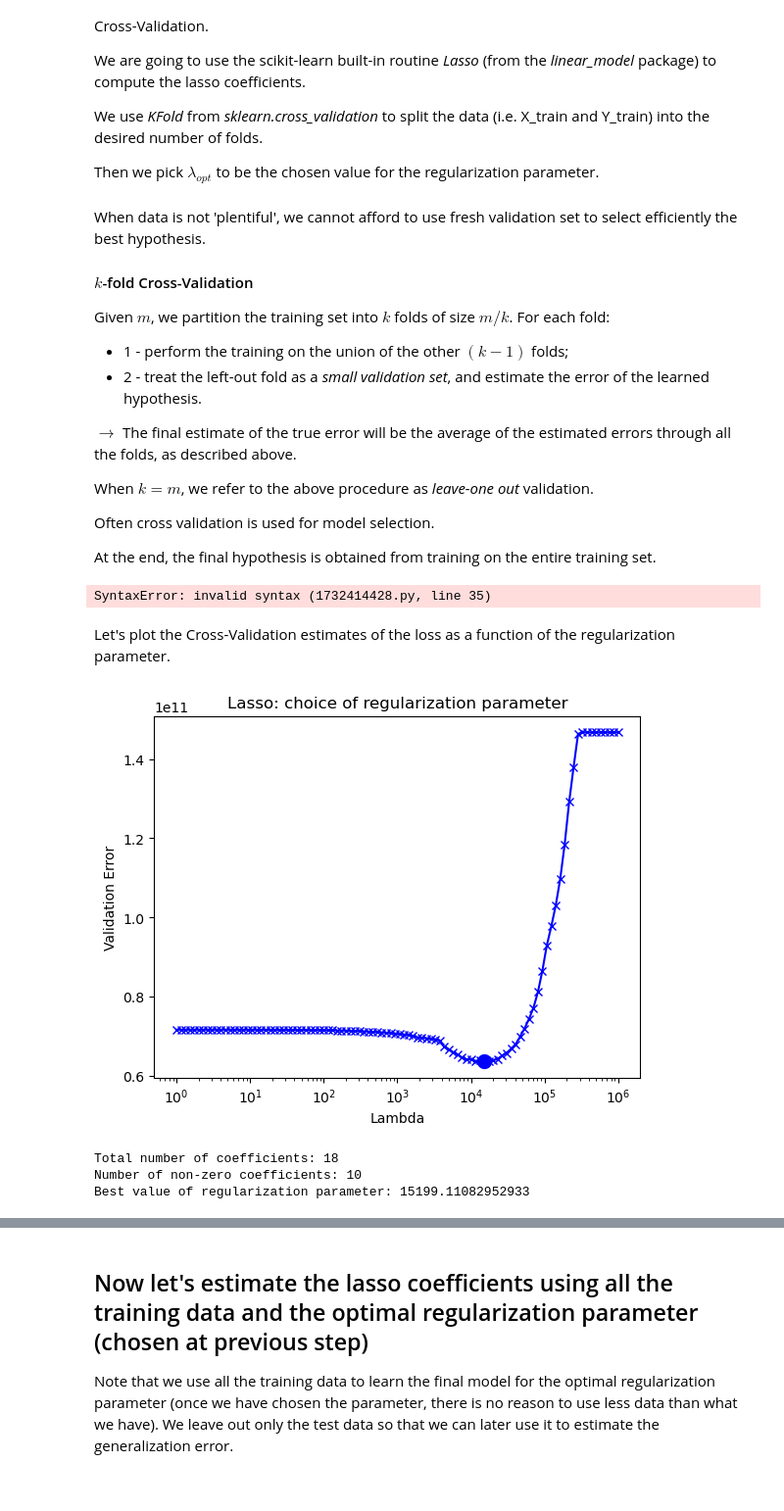
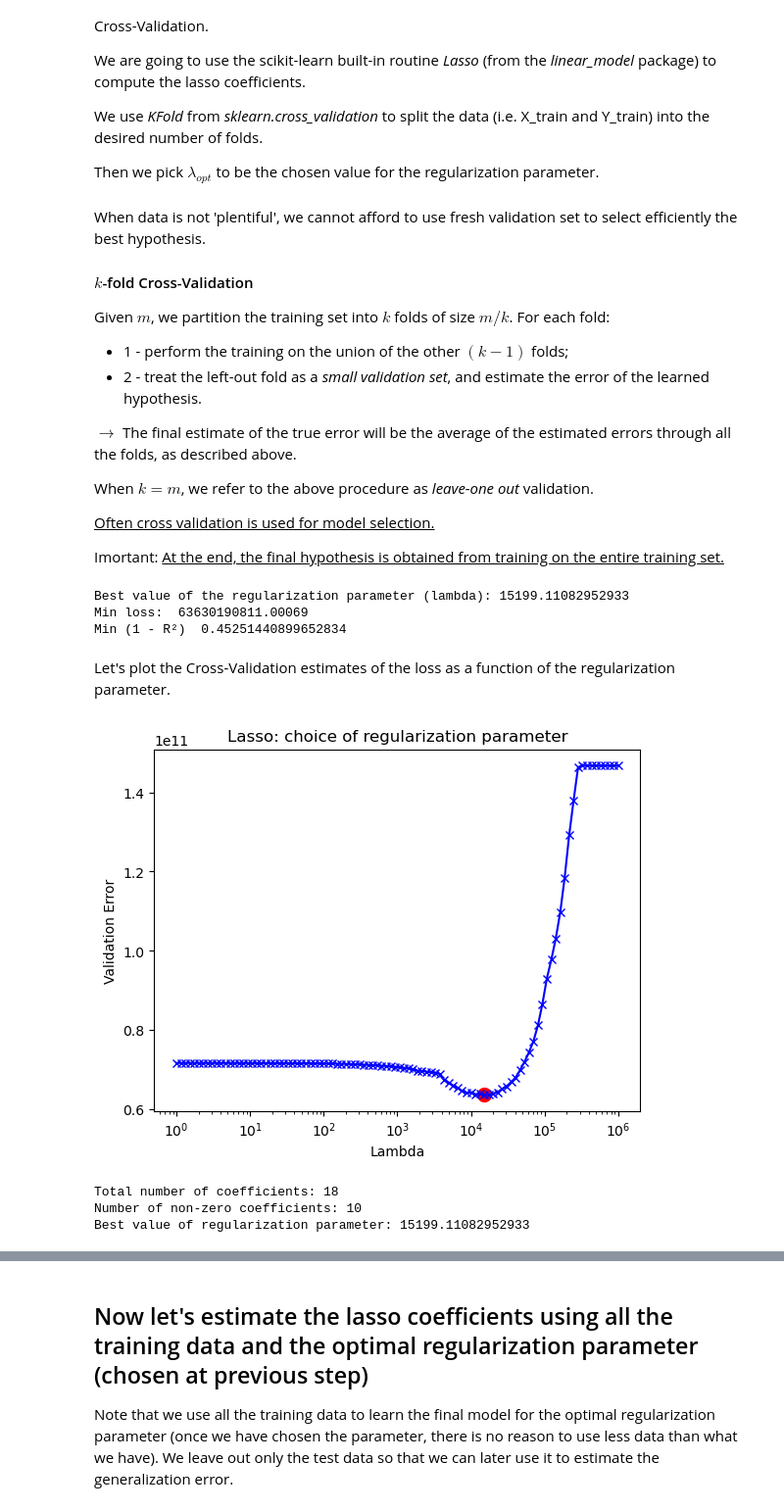
Before and after one commit to luca037/MachineLearningLabs, a Jupyter notebook: lab2/Lab2_regularization_STUDENTS.ipynb, the cells around one changed output, grey strips where cells are left out. Shown at 98% size. Saved outputs shown, nothing was run; the diff lists cells and outputs as text; code cells hidden in the pictures.

```diff
--- a/lab2/Lab2_regularization_STUDENTS.ipynb
+++ b/lab2/Lab2_regularization_STUDENTS.ipynb
@@ -186,11 +211,13 @@ from sklearn.linear_model import lasso_path
 # select a grid of possible regularization parameters
 # (be careful how this is chosen, you may have to refine the choice after having seen the results)
 
-lasso_lams = np.logspace(0, 4, num = 100)
+lasso_lams = np.logspace(0, 6, num = 100) # Possible values for the lambda parameter in the LASSO paradigm.
 
 # Use the function lasso_path to compute the "lasso path", passing in input the lambda values
 # you have specified in lasso_lams
-lasso_lams, lasso_coefs, _ = lasso_path(X_train_scaled, Y_train, alphas = lasso_lams)
+lasso_lams, lasso_coefs, _ = lasso_path(X_train_scaled, Y_train, alphas = lasso_lams) # The lambda parameter is actually called alpha in sklearn.
+# lasso_lams := array where are stored all the lambda used
+# lasso_coefs := the values of the weights of the model. The i-th entry of this array is associated to the value of lambda in the i-th position of lasso_lams.
 # %% [markdown]
 We evaluate the sparsity (i.e., number of non-zero coefficients) in the estimated coefficients as a function of the regularization parameter $\lambda$: to this purpose, we compute the number of non-zero entries in the estimated coefficient vector.
 # %%
@@ -236,9 +262,9 @@ $\longrightarrow$ The final estimate of the true error will be the average of th
 
 When $k = m$, we refer to the above procedure as *leave-one out* validation.
 
-Often cross validation is used for model selection.
+<u>Often cross validation is used for model selection.</u>
 
-At the end, the final hypothesis is obtained from training on the entire training set.
+Imortant: <u>At the end, the final hypothesis is obtained from training on the entire training set.</u>
 # %%
 from sklearn.model_selection import KFold
 
@@ -250,14 +276,15 @@ loss_lasso_kfold = np.zeros(len(lasso_lams),)
 err_lasso_kfold = np.zeros(len(lasso_lams),)
 
 
+# We use the k-Fold Cross Validatoin for the model selection:
+# we want to identify the best value for the lambda parameter.
 for i, lam in enumerate(lasso_lams):
-
     # -- 1) define a lasso model using Lasso() for the i-th value of lam_values
     lasso_kfold = linear_model.Lasso(alpha=lam, tol=0.05)
 
     for train_index, validation_index in kf.split(X_train_scaled):
         X_train_kfold, X_val_kfold = X_train_scaled[train_index], X_train_scaled[validation_index]
-        Y_train_kfold, Y_val_kfold =  Y_train_scaled[train_index], Y_train_scaled[validation_index]
+        Y_train_kfold, Y_val_kfold =  Y_train[train_index], Y_train[validation_index]
 
         # -- learn the model using the training data from the k-fold
         lasso_kfold.fit(X_train_kfold, Y_train_kfold)
@@ -266,7 +293,7 @@ for i, lam in enumerate(lasso_lams):
         Y_pred = lasso_kfold.predict(X_val_kfold)
 
         # -- incremental mean
-        loss_lasso_kfold[i] += np.linalg.norm(Y_val_kfold - Y_pred) ** 2 / len(Y_val_kfold)
+        loss_lasso_kfold[i] += np.linalg.norm(Y_val_kfold - Y_pred)** 2 / len(Y_val_kfold)
         err_lasso_kfold[i] += (1 - lasso_kfold.score(X_val_kfold, Y_val_kfold))
 
 # -- compute the mean => estimate of validation losses and errors for each lam
@@ -274,34 +301,36 @@ loss_lasso_kfold /= num_folds
 err_lasso_kfold /= num_folds
 
 # -- choose the regularization parameter that minimizes the loss
-lasso_lam_opt =
+lasso_lam_opt = lasso_lams[np.argmin(loss_lasso_kfold)]
 
-print('Best value of the regularization parameter:', lasso_lam_opt)
+print('Best value of the regularization parameter (lambda):', lasso_lam_opt)
 print('Min loss: ', np.min(loss_lasso_kfold))
 # -- logspace(1, 4) = 0.45749
 # -- logspace(1, 6) = 0.4525
 print('Min (1 - R²) ', np.min(err_lasso_kfold))
 # %% [output]
-SyntaxError: invalid syntax (1732414428.py, line 35)
+Best value of the regularization parameter (lambda): 15199.11082952933
+Min loss:  63630190811.00069
+Min (1 - R²)  0.45251440899652834
 # %% [markdown]
 Let's plot the Cross-Validation estimates of the loss as a function of the regularization parameter.
 # %%
 # -- fit lasso model using the optimal value of the reg. parameter lasso_lam_opt found with k-fold cross validation
 lasso_kfold = linear_model.Lasso(alpha=lasso_lam_opt)
 lasso_kfold.fit(X_train_kfold, Y_train_kfold)
 
 plt.xscale('log')
 plt.plot(lasso_lams, loss_lasso_kfold, color='b', marker='x')
-plt.scatter(lasso_lams[np.argmin(loss_lasso_kfold)], loss_lasso_kfold[np.argmin(loss_lasso_kfold)], color='b', marker='o', linewidths=5)
+plt.scatter(lasso_lams[np.argmin(loss_lasso_kfold)], loss_lasso_kfold[np.argmin(loss_lasso_kfold)], color='red', marker='o', linewidths=5)
 plt.xlabel('Lambda')
 plt.ylabel('Validation Error')
 plt.title('Lasso: choice of regularization parameter')
 plt.show()
 print('Total number of coefficients:', (len(lasso_kfold.coef_)))
 print('Number of non-zero coefficients:', (sum(lasso_kfold.coef_ != 0)))
 print('Best value of regularization parameter:', (lasso_lam_opt))
 # %% [output]
-[figure, old version]
+[figure, new version]
 Total number of coefficients: 18
 Number of non-zero coefficients: 10
 Best value of regularization parameter: 15199.11082952933
```
Also changed, not shown: parts of 19 cells of this notebook, 1 other file.
